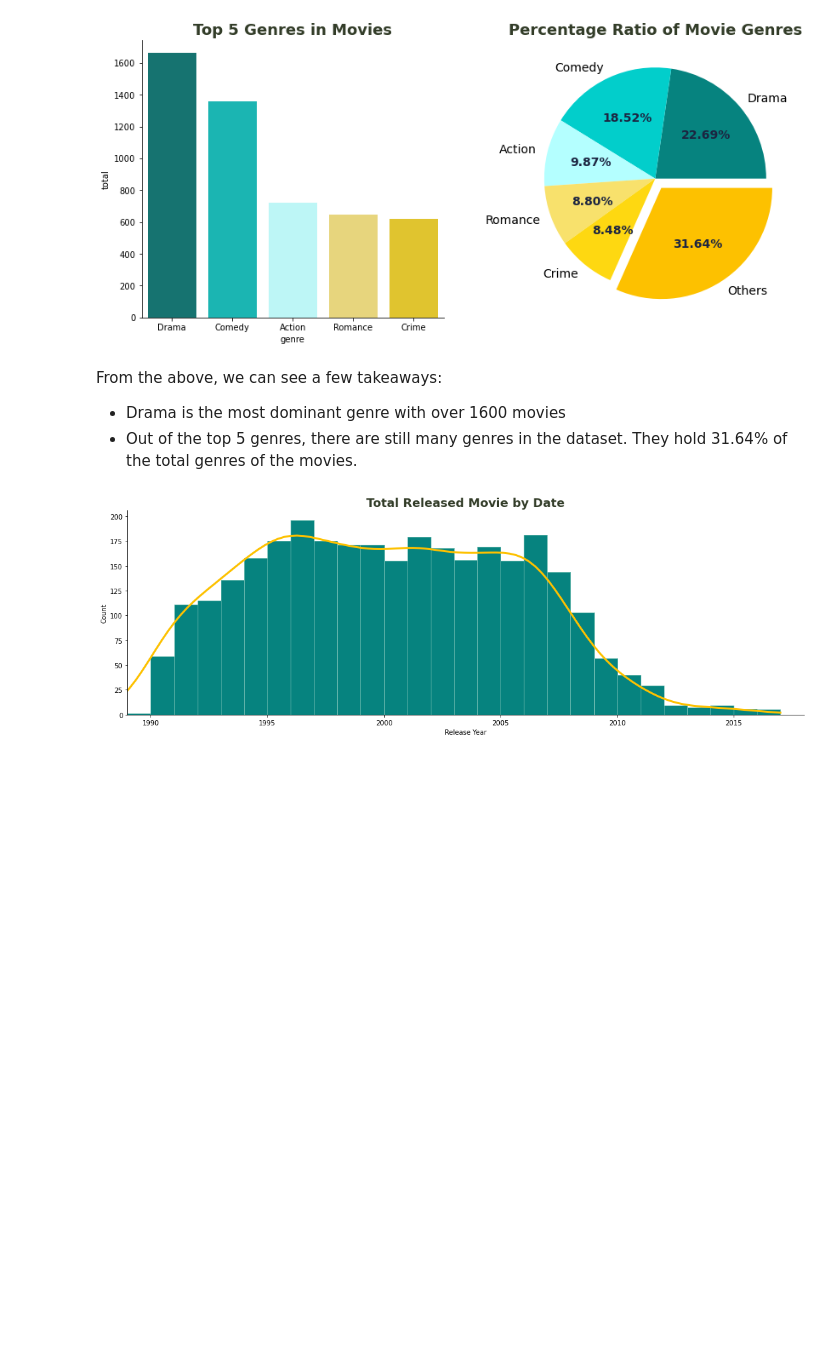
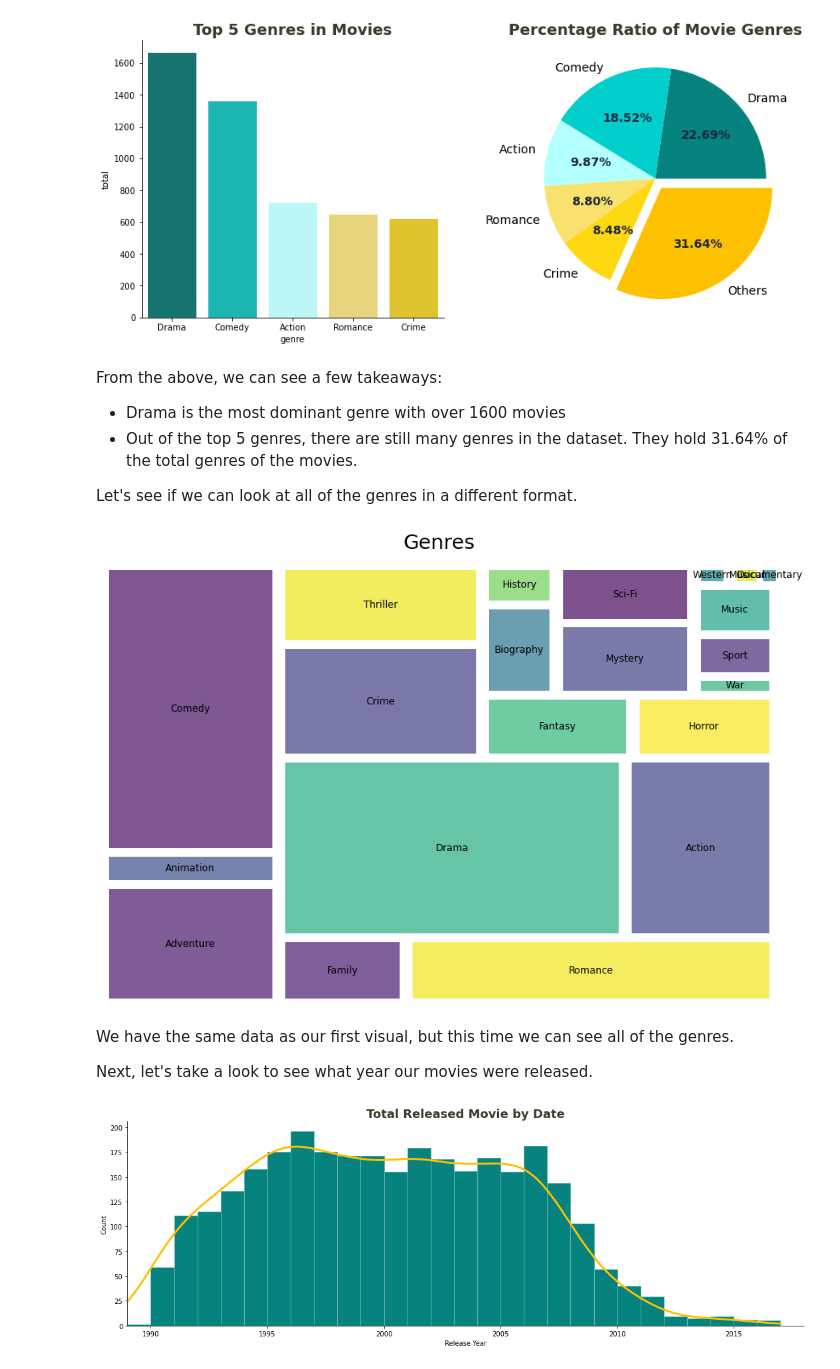
Before and after one commit to kevgross89/Apple-TV-Movie-Recommendation-Engine, a Jupyter notebook: What To Watch - Movie Recommendation Engine.ipynb, the cells around one changed output. Cells and saved outputs as stored; diff of their text form; code cells hidden in the pictures; blank space fills up the shorter version.

Commit message:
Updated visuals

```diff
--- a/What To Watch - Movie Recommendation Engine.ipynb
+++ b/What To Watch - Movie Recommendation Engine.ipynb
@@ -612,3 +620,5 @@ From the above, we can see a few takeaways:
 
 * Drama is the most dominant genre with over 1600 movies
 * Out of the top 5 genres, there are still many genres in the dataset. They hold 31.64% of the total genres of the movies.
+
+Let's see if we can look at all of the genres in a different format.
@@ -618 +625,15 @@ non_dup_movies['Release Year'] = non_dup_movies['Release Year'].astype(int)
+# %%
+genres_info = Counter(genres_list)
+
+plt.figure(figsize=(15, 10))
+plt.title("Genres", fontsize=25, pad=20)
+squarify.plot(genres_info.values(), label=genres_info.keys(), text_kwargs={'fontsize':12},
+              bar_kwargs={'alpha':.7}, pad=True)
+plt.axis("off");
+# %% [output]
+[figure, added]
+# %% [markdown]
+We have the same data as our first visual, but this time we can see all of the genres.
+
+Next, let's take a look to see what year our movies were released.
 # %%
```
Also changed, not shown: parts of 9 cells of this notebook.
